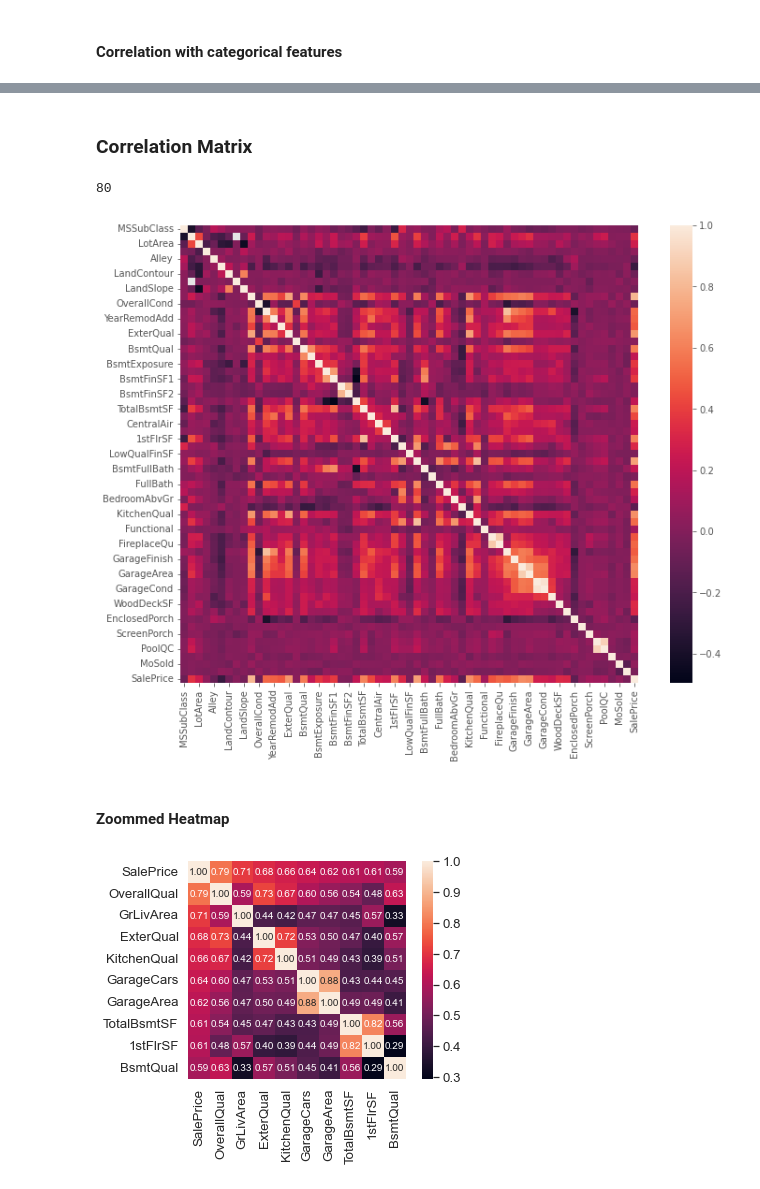
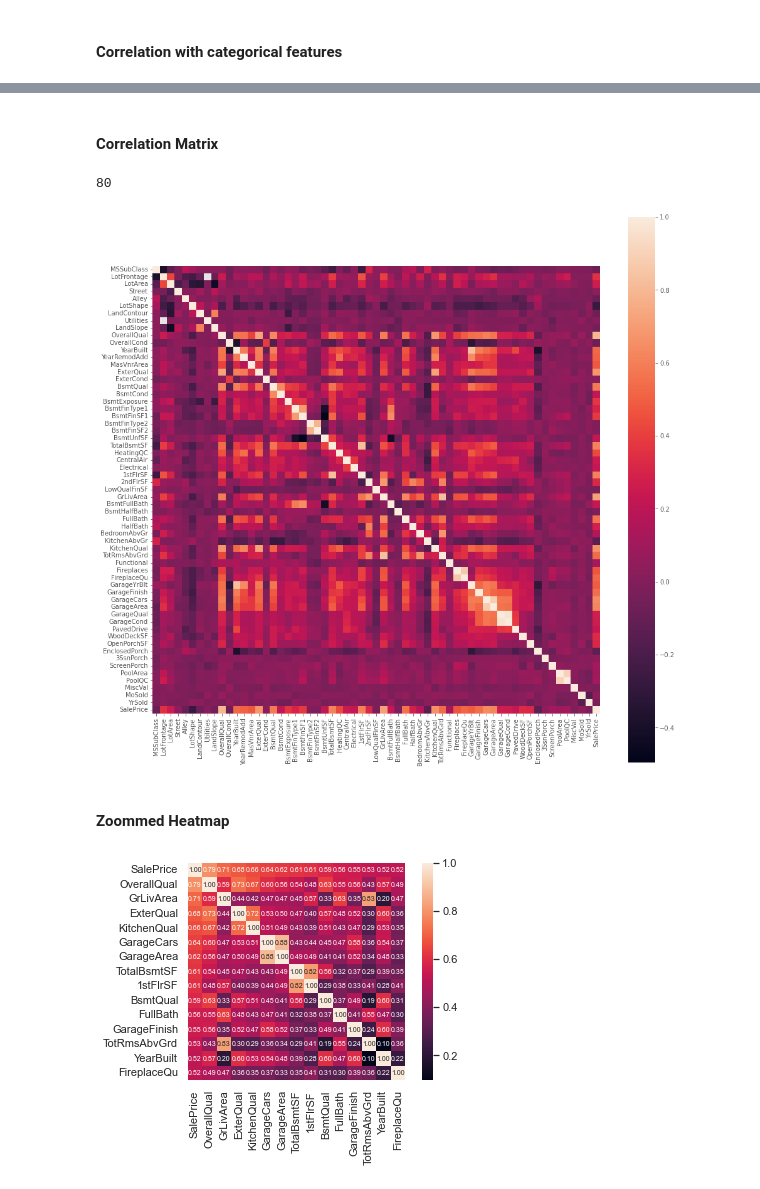
Before and after one commit to salvatore-drago/progettoBIGDATA-HousePrices, a Jupyter notebook: main.ipynb, the cells around one changed output, grey strips where cells are left out. Saved outputs shown, nothing was run; the diff lists cells and outputs as text; code cells hidden in the pictures.

```diff
--- a/main.ipynb
+++ b/main.ipynb
@@ -194,22 +202,22 @@ for var in columns_categorical:
 ... (7 outputs left out)
 # %% [markdown]
-### Correlation Matrix
+#### Correlation Matrix
 # %%
 corrmat = X1.corr()
-f, ax = plt.subplots(figsize=(12, 9))
+f, ax = plt.subplots(figsize=(16, 16))
 sns.heatmap(corrmat, vmax=1, square= True,)
 print(X1.columns.size)
 # %% [output]
 80
-[figure, old version]
+[figure, new version]
 # %% [markdown]
 #### Zoommed Heatmap
 # %%
-k = 10 # numero di variabili per la heatmap
+k = 15 # numero di variabili per la heatmap
 cols = corrmat.nlargest(k, 'SalePrice')['SalePrice'].index
 cm = np.corrcoef(X1[cols].values.T)
-sns.set(font_scale = 1.2)
-hm = sns.heatmap(cm,cbar=True, annot=True, square=True, fmt='.2f', annot_kws={'size':10},yticklabels=cols.values, xticklabels=cols.values)
+sns.set(font_scale = 1)
+hm = sns.heatmap(cm,cbar=True, annot=True, square=True, fmt='.2f', annot_kws={'size':7},yticklabels=cols.values, xticklabels=cols.values)
 plt.show()
 # %% [output]
-[figure, old version]
+[figure, new version]
```
Also changed, not shown: parts of 17 cells of this notebook.
